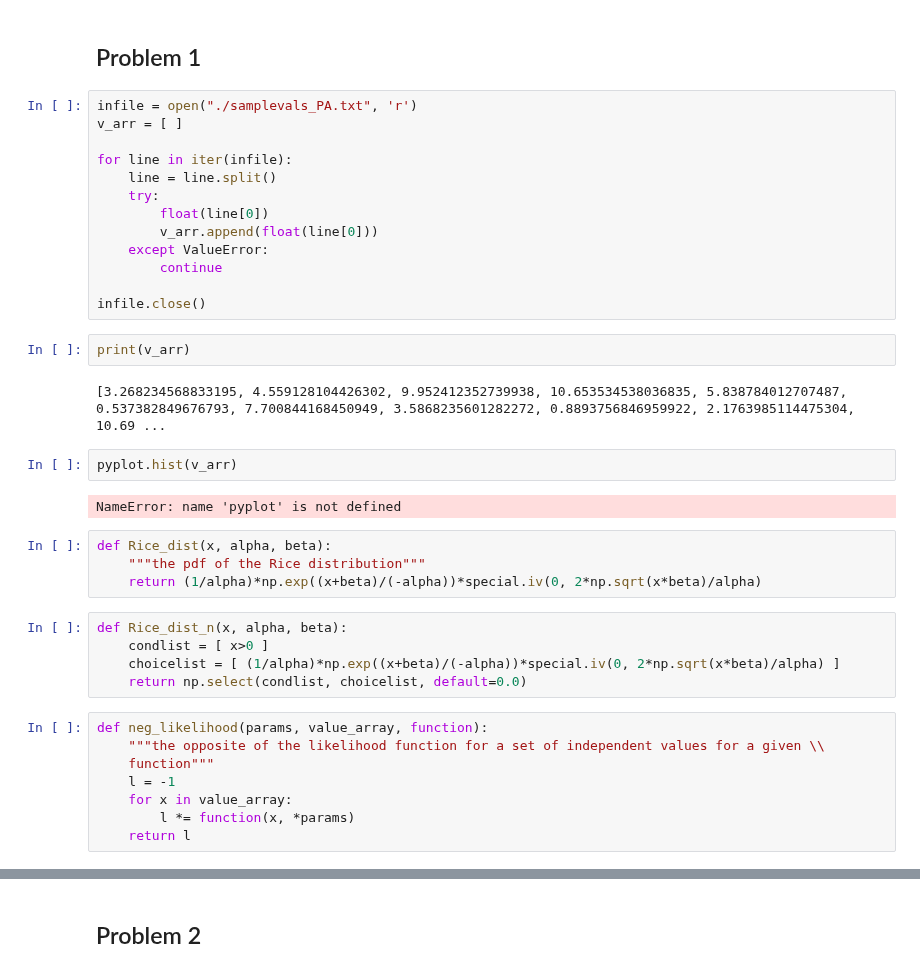
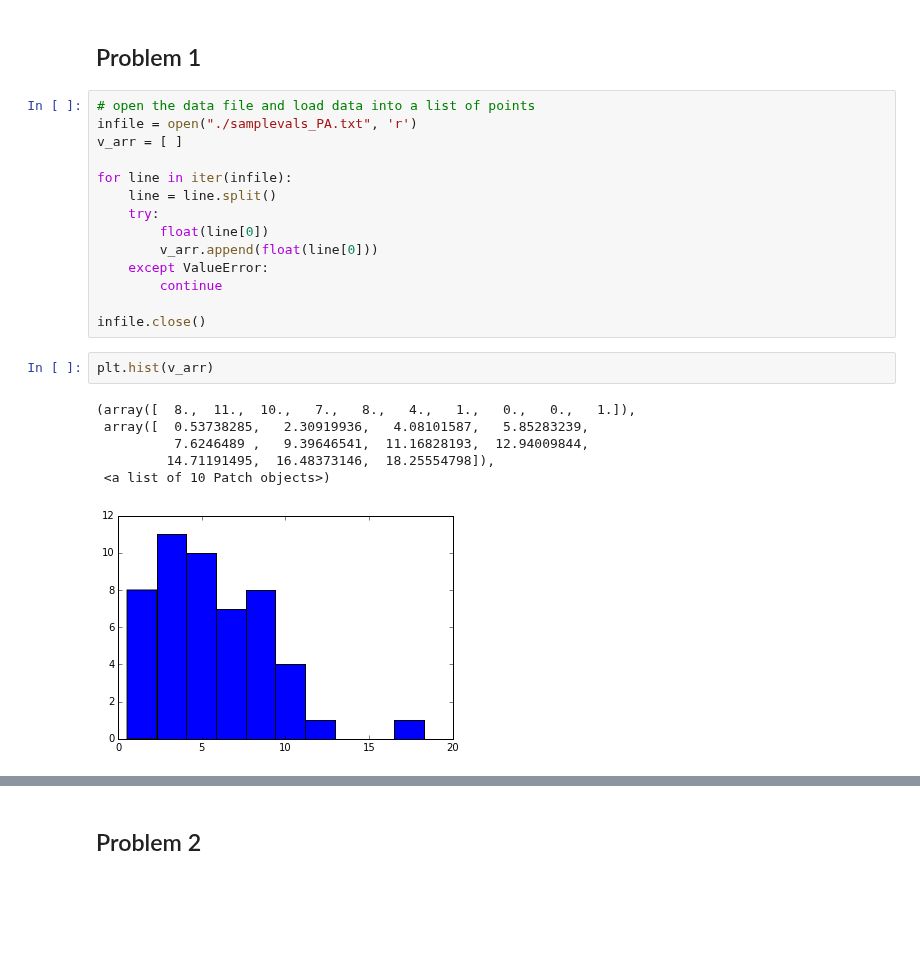
Before and after one commit to mbuchove/notebook-wurk-b, a Jupyter notebook: stats/astro283_hw6.ipynb, the cells around one changed output, grey strips where cells are left out. Saved outputs shown, nothing was run; the diff lists cells and outputs as text; blank space fills up the shorter version.

```diff
--- a/stats/astro283_hw6.ipynb
+++ b/stats/astro283_hw6.ipynb
@@ -11,6 +11,7 @@ from astropy.io import fits
 # %% [markdown]
 <h2> Problem 1
 # %%
+# open the data file and load data into a list of points
 infile = open("./samplevals_PA.txt", 'r')
 v_arr = [ ]
 
@@ -23,28 +24,12 @@ for line in iter(infile):
         continue
 
 infile.close()
-# %%
-print(v_arr)
-# %% [output]
-[3.268234568833195, 4.559128104426302, 9.952412352739938, 10.653534538036835, 5.838784012707487, 0.537382849676793, 7.700844168450949, 3.5868235601282272, 0.8893756846959922, 2.1763985114475304, 10.69 ...
 # %%
-pyplot.hist(v_arr)
+plt.hist(v_arr)
 # %% [output]
-NameError: name 'pyplot' is not defined
+(array([  8.,  11.,  10.,   7.,   8.,   4.,   1.,   0.,   0.,   1.]),
+ array([  0.53738285,   2.30919936,   4.08101587,   5.85283239,
+          7.6246489 ,   9.39646541,  11.16828193,  12.94009844,
+         14.71191495,  16.48373146,  18.25554798]),
+ <a list of 10 Patch objects>)
+[figure, added]
-# %%
-def Rice_dist(x, alpha, beta):
-    """the pdf of the Rice distribution"""
-    return (1/alpha)*np.exp((x+beta)/(-alpha))*special.iv(0, 2*np.sqrt(x*beta)/alpha)
-# %%
-def Rice_dist_n(x, alpha, beta):
-    condlist = [ x>0 ]
-    choicelist = [ (1/alpha)*np.exp((x+beta)/(-alpha))*special.iv(0, 2*np.sqrt(x*beta)/alpha) ]
-    return np.select(condlist, choicelist, default=0.0)
-# %%
-def neg_likelihood(params, value_array, function):
-    """the opposite of the likelihood function for a set of independent values for a given \\
-    function"""
-    l = -1
-    for x in value_array:
-        l *= function(x, *params)
-    return l
```
Also changed, not shown: parts of 30 cells of this notebook.
